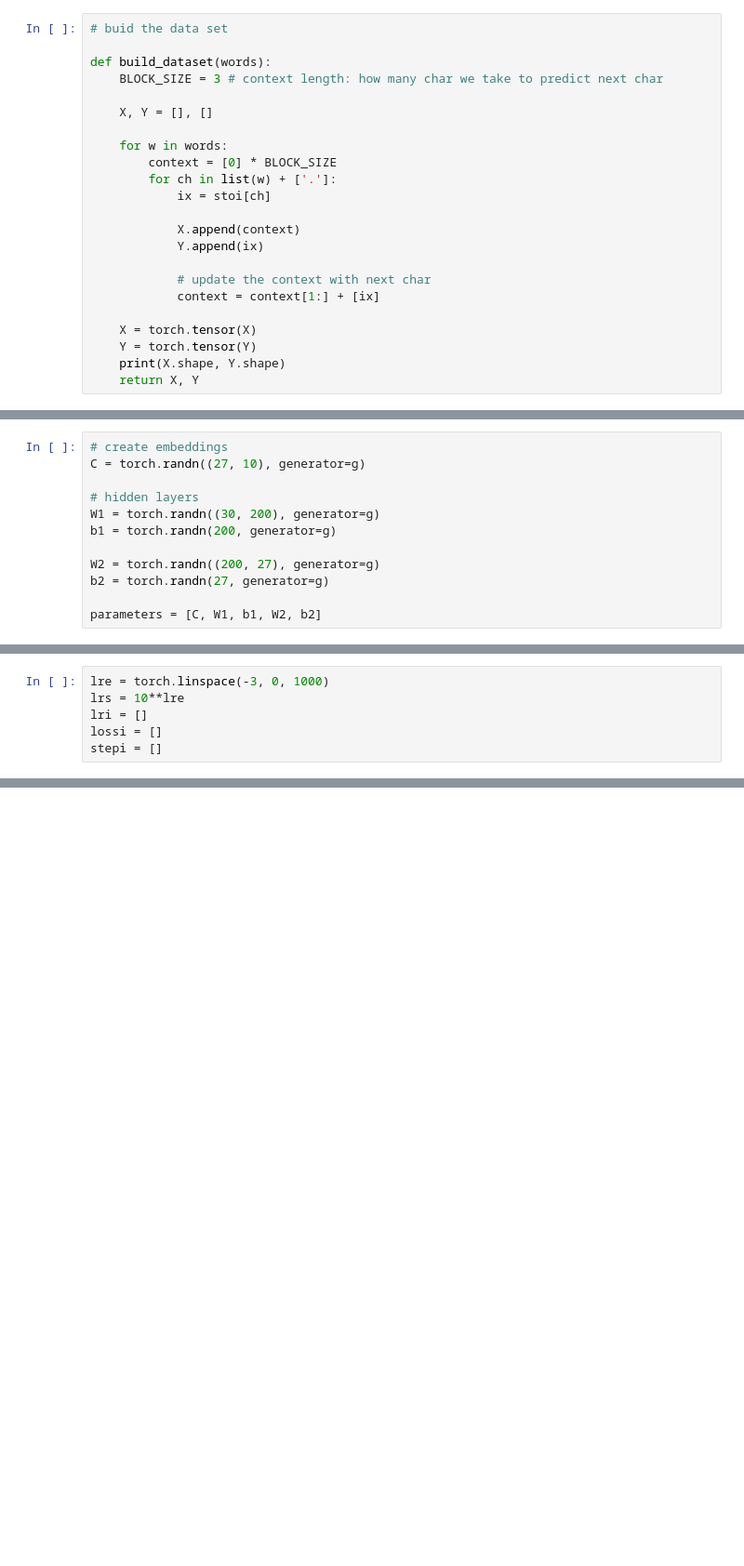
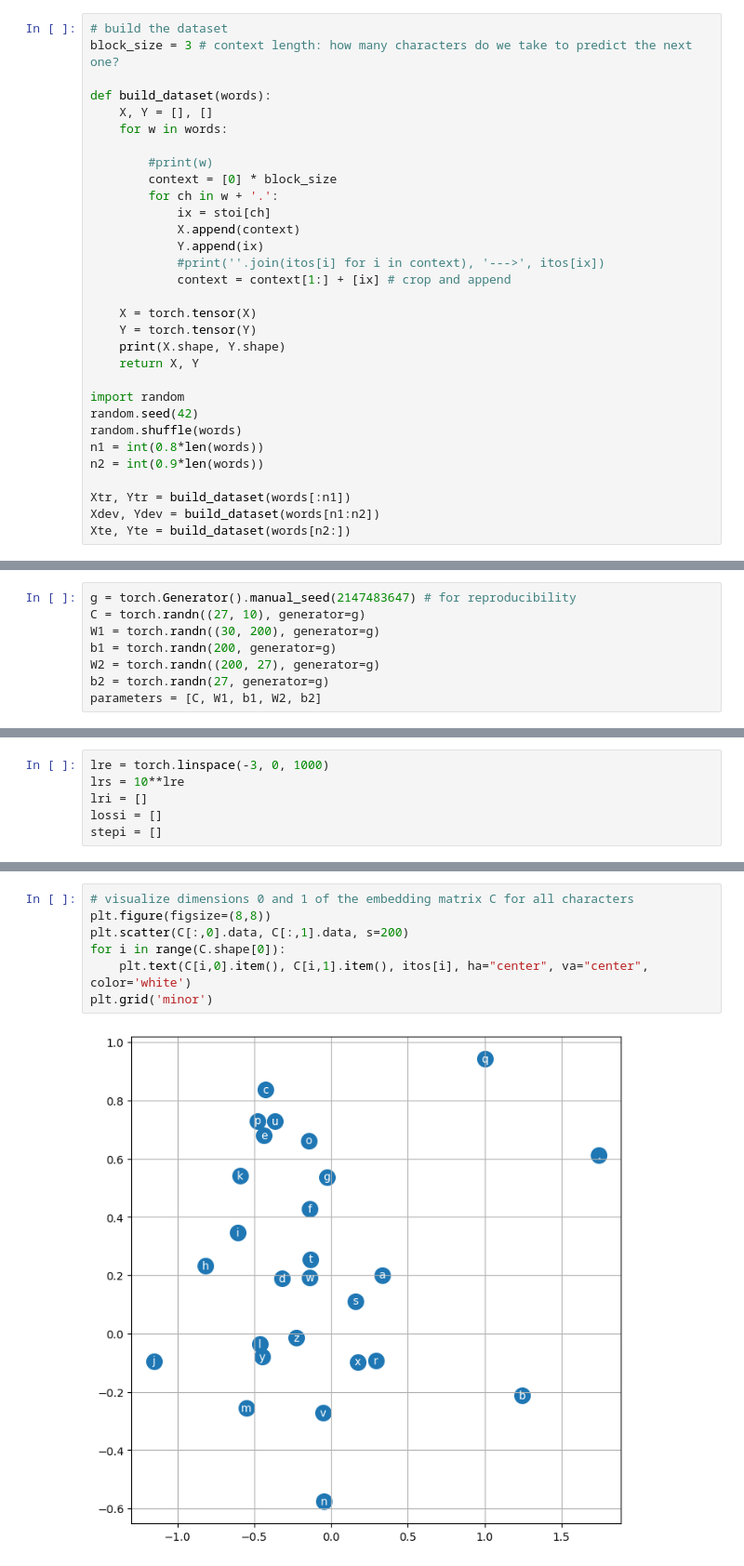
Before and after one commit to RohitSh26/neural_networks, a Jupyter notebook: makemore/rs_makemore_mlp.ipynb, the cells around one changed output, grey strips where cells are left out. Shown at 93% size. Cells and saved outputs as stored; diff of their text form; blank space fills up the shorter version.

```diff
--- a/makemore/rs_makemore_mlp.ipynb
+++ b/makemore/rs_makemore_mlp.ipynb
@@ -20,25 +20,33 @@ stoi['.'] = 0
 
 itos = {i:s for s,i in stoi.items()}
 # %%
-# buid the data set
+# build the dataset
+block_size = 3 # context length: how many characters do we take to predict the next one?
 
 def build_dataset(words):
-    BLOCK_SIZE = 3 # context length: how many char we take to predict next char
+    X, Y = [], []
+    for w in words:
 
-    X, Y = [], []
-
-    for w in words:
-        context = [0] * BLOCK_SIZE
-        for ch in list(w) + ['.']:
+        #print(w)
+        context = [0] * block_size
+        for ch in w + '.':
             ix = stoi[ch]
-
             X.append(context)
             Y.append(ix)
-
-            # update the context with next char
-            context = context[1:] + [ix]
+            #print(''.join(itos[i] for i in context), '--->', itos[ix])
+            context = context[1:] + [ix] # crop and append
 
     X = torch.tensor(X)
     Y = torch.tensor(Y)
     print(X.shape, Y.shape)
     return X, Y
+
+import random
+random.seed(42)
+random.shuffle(words)
+n1 = int(0.8*len(words))
+n2 = int(0.9*len(words))
+
+Xtr, Ytr = build_dataset(words[:n1])
+Xdev, Ydev = build_dataset(words[n1:n2])
+Xte, Yte = build_dataset(words[n2:])
@@ -71,16 +62,12 @@ Xtr.shape, Xtr.dtype, Ytr.shape, Ytr.dtype
 # generator
 g = torch.Generator().manual_seed(2147483647)
 # %%
-# create embeddings
+g = torch.Generator().manual_seed(2147483647) # for reproducibility
 C = torch.randn((27, 10), generator=g)
-
-# hidden layers
 W1 = torch.randn((30, 200), generator=g)
 b1 = torch.randn(200, generator=g)
-
 W2 = torch.randn((200, 27), generator=g)
 b2 = torch.randn(27, generator=g)
-
 parameters = [C, W1, b1, W2, b2]
 # %%
 # number of parameters
@@ -148,0 +148,9 @@ loss
+# %%
+# visualize dimensions 0 and 1 of the embedding matrix C for all characters
+plt.figure(figsize=(8,8))
+plt.scatter(C[:,0].data, C[:,1].data, s=200)
+for i in range(C.shape[0]):
+    plt.text(C[i,0].item(), C[i,1].item(), itos[i], ha="center", va="center", color='white')
+plt.grid('minor')
+# %% [output]
+[figure, added]
```
Also changed, not shown: parts of 9 cells of this notebook.
